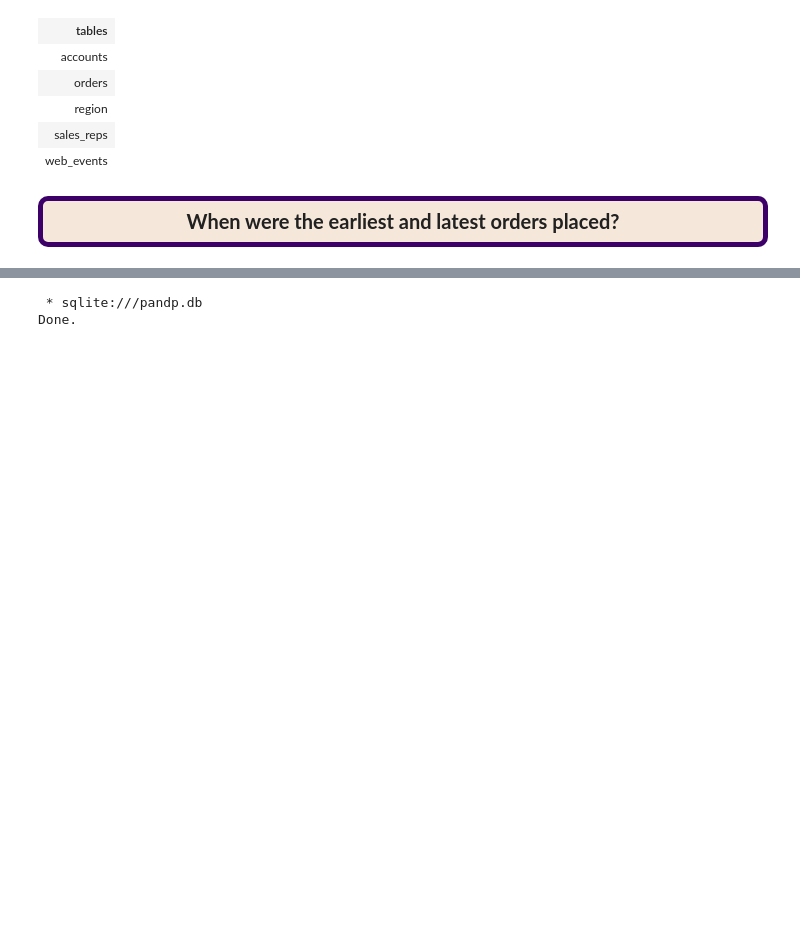
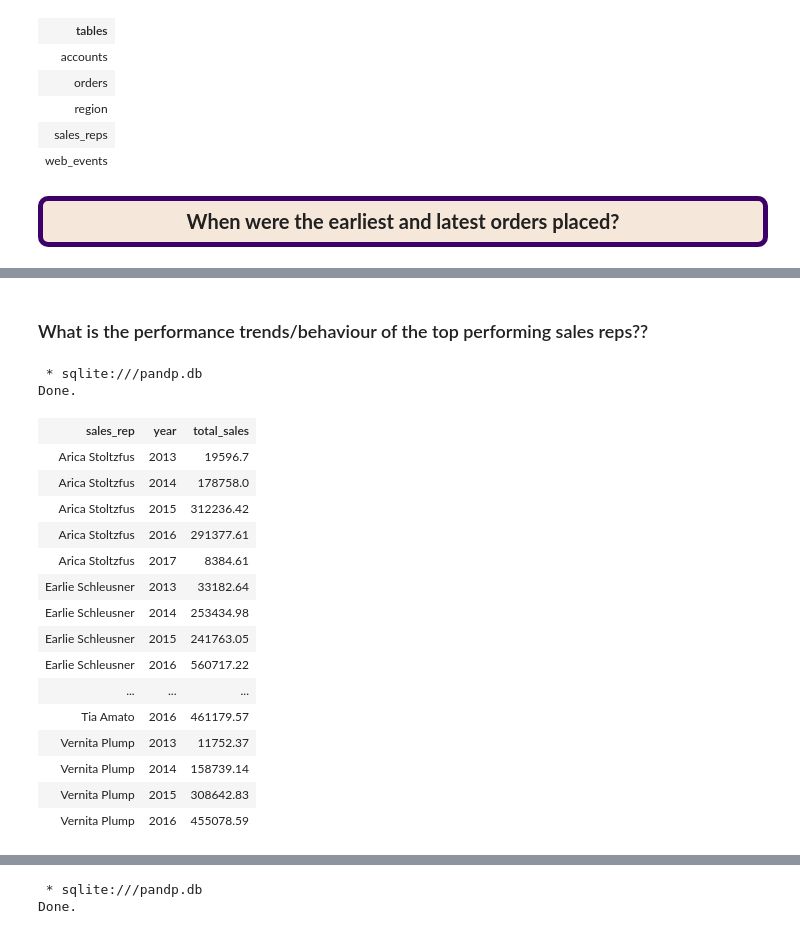
Before and after one commit to BuhariS/Interrogation-of-the-Parch-Posey-Database, a Jupyter notebook: Interrogation of the Parch & Posey Database.ipynb, the cells around one changed output, grey strips where cells are left out. Drawn from its saved outputs; the diff is of its cells as text; code cells hidden in the pictures; blank space fills up the shorter version.

```diff
--- a/Interrogation of the Parch & Posey Database.ipynb
+++ b/Interrogation of the Parch & Posey Database.ipynb
@@ -404,0 +172,32 @@ The earliest recorded order was placed in December 2013 and the most recent orde
+# %% [markdown]
+### What is the performance trends/behaviour of the top performing sales reps??
+# %%
+%%sql
+SELECT s.name sales_rep, STRFTIME('%Y', o.occurred_at) year, ROUND(SUM(o.total_amt_usd), 2) total_sales
+FROM sales_reps s
+JOIN accounts a
+ON s.id = a.sales_rep_id
+JOIN orders o
+ON a.id = o.account_id
+WHERE s.name IN ('Earlie Schleusner', 'Tia Amato', 'Vernita Plump', 'Georgianna Chisholm', 'Arica Stoltzfus')
+GROUP BY 1, 2
+ORDER BY 1;
+# %% [output]
+ * sqlite:///pandp.db
+Done.
+| sales_rep | year | total_sales |
+| Arica Stoltzfus | 2013 | 19596.7 |
+| Arica Stoltzfus | 2014 | 178758.0 |
+| Arica Stoltzfus | 2015 | 312236.42 |
+| Arica Stoltzfus | 2016 | 291377.61 |
+| Arica Stoltzfus | 2017 | 8384.61 |
+| Earlie Schleusner | 2013 | 33182.64 |
+| Earlie Schleusner | 2014 | 253434.98 |
+| Earlie Schleusner | 2015 | 241763.05 |
+| Earlie Schleusner | 2016 | 560717.22 |
+| ... | ... | ... |
+| Tia Amato | 2016 | 461179.57 |
+| Vernita Plump | 2013 | 11752.37 |
+| Vernita Plump | 2014 | 158739.14 |
+| Vernita Plump | 2015 | 308642.83 |
+| Vernita Plump | 2016 | 455078.59 |
```
Also changed, not shown: parts of 128 cells of this notebook.
